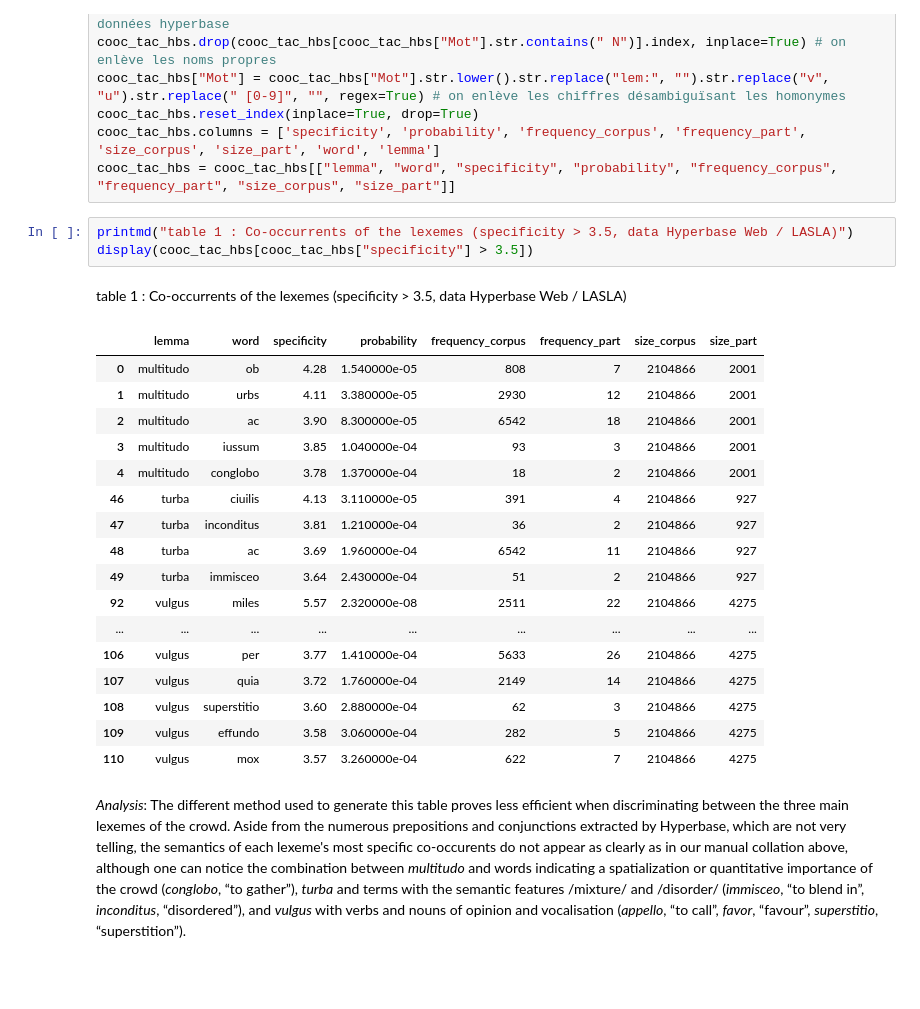
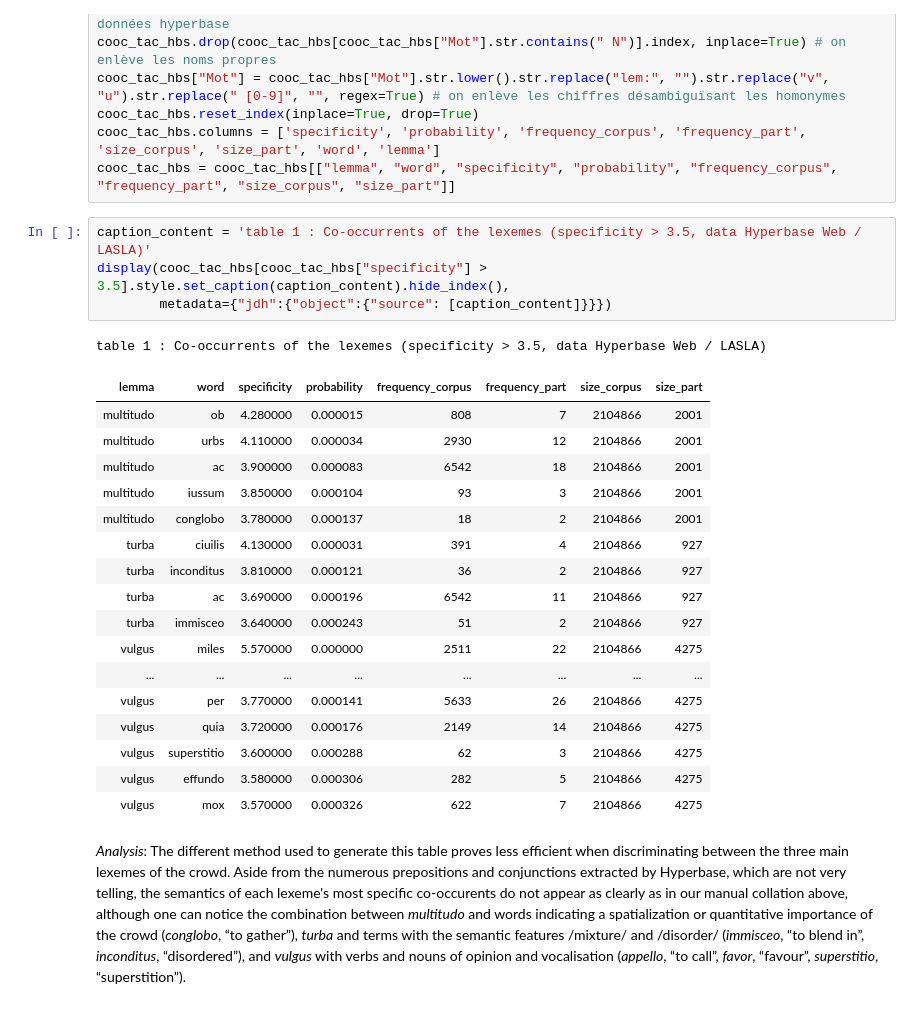
Before and after one commit to jdh-observer/issue01, a Jupyter notebook: namelesscrowd/The-Nameless-Crowd_anon_V3.ipynb, the cells around one changed output. Cells and saved outputs as stored; diff of their text form; blank space fills up the shorter version.

Commit message:
caption content in metadata

```diff
--- a/namelesscrowd/The-Nameless-Crowd_anon_V3.ipynb
+++ b/namelesscrowd/The-Nameless-Crowd_anon_V3.ipynb
@@ -438,27 +435,28 @@ cooc_tac_hbs.reset_index(inplace=True, drop=True)
 cooc_tac_hbs.columns = ['specificity', 'probability', 'frequency_corpus', 'frequency_part', 'size_corpus', 'size_part', 'word', 'lemma']
 cooc_tac_hbs = cooc_tac_hbs[["lemma", "word", "specificity", "probability", "frequency_corpus", "frequency_part", "size_corpus", "size_part"]]
 # %%
-printmd("table 1 : Co-occurrents of the lexemes (specificity > 3.5, data Hyperbase Web / LASLA)")
-display(cooc_tac_hbs[cooc_tac_hbs["specificity"] > 3.5])
+caption_content = 'table 1 : Co-occurrents of the lexemes (specificity > 3.5, data Hyperbase Web / LASLA)'
+display(cooc_tac_hbs[cooc_tac_hbs["specificity"] > 3.5].style.set_caption(caption_content).hide_index(),
+        metadata={"jdh":{"object":{"source": [caption_content]}}})
 # %% [output]
-table 1 : Co-occurrents of the lexemes (specificity > 3.5, data Hyperbase Web / LASLA)
+table 1 : Co-occurrents of the lexemes (specificity > 3.5, data Hyperbase Web / LASLA)
-|  | lemma | word | specificity | probability | frequency_corpus | frequency_part | size_corpus | size_part |
-| 0 | multitudo | ob | 4.28 | 1.540000e-05 | 808 | 7 | 2104866 | 2001 |
-| 1 | multitudo | urbs | 4.11 | 3.380000e-05 | 2930 | 12 | 2104866 | 2001 |
-| 2 | multitudo | ac | 3.90 | 8.300000e-05 | 6542 | 18 | 2104866 | 2001 |
-| 3 | multitudo | iussum | 3.85 | 1.040000e-04 | 93 | 3 | 2104866 | 2001 |
-| 4 | multitudo | conglobo | 3.78 | 1.370000e-04 | 18 | 2 | 2104866 | 2001 |
-| 46 | turba | ciuilis | 4.13 | 3.110000e-05 | 391 | 4 | 2104866 | 927 |
-| 47 | turba | inconditus | 3.81 | 1.210000e-04 | 36 | 2 | 2104866 | 927 |
-| 48 | turba | ac | 3.69 | 1.960000e-04 | 6542 | 11 | 2104866 | 927 |
-| 49 | turba | immisceo | 3.64 | 2.430000e-04 | 51 | 2 | 2104866 | 927 |
-| 92 | vulgus | miles | 5.57 | 2.320000e-08 | 2511 | 22 | 2104866 | 4275 |
-| ... | ... | ... | ... | ... | ... | ... | ... | ... |
-| 106 | vulgus | per | 3.77 | 1.410000e-04 | 5633 | 26 | 2104866 | 4275 |
-| 107 | vulgus | quia | 3.72 | 1.760000e-04 | 2149 | 14 | 2104866 | 4275 |
-| 108 | vulgus | superstitio | 3.60 | 2.880000e-04 | 62 | 3 | 2104866 | 4275 |
-| 109 | vulgus | effundo | 3.58 | 3.060000e-04 | 282 | 5 | 2104866 | 4275 |
-| 110 | vulgus | mox | 3.57 | 3.260000e-04 | 622 | 7 | 2104866 | 4275 |
+| lemma | word | specificity | probability | frequency_corpus | frequency_part | size_corpus | size_part |
+| multitudo | ob | 4.280000 | 0.000015 | 808 | 7 | 2104866 | 2001 |
+| multitudo | urbs | 4.110000 | 0.000034 | 2930 | 12 | 2104866 | 2001 |
+| multitudo | ac | 3.900000 | 0.000083 | 6542 | 18 | 2104866 | 2001 |
+| multitudo | iussum | 3.850000 | 0.000104 | 93 | 3 | 2104866 | 2001 |
+| multitudo | conglobo | 3.780000 | 0.000137 | 18 | 2 | 2104866 | 2001 |
+| turba | ciuilis | 4.130000 | 0.000031 | 391 | 4 | 2104866 | 927 |
+| turba | inconditus | 3.810000 | 0.000121 | 36 | 2 | 2104866 | 927 |
+| turba | ac | 3.690000 | 0.000196 | 6542 | 11 | 2104866 | 927 |
+| turba | immisceo | 3.640000 | 0.000243 | 51 | 2 | 2104866 | 927 |
+| vulgus | miles | 5.570000 | 0.000000 | 2511 | 22 | 2104866 | 4275 |
+| ... | ... | ... | ... | ... | ... | ... | ... |
+| vulgus | per | 3.770000 | 0.000141 | 5633 | 26 | 2104866 | 4275 |
+| vulgus | quia | 3.720000 | 0.000176 | 2149 | 14 | 2104866 | 4275 |
+| vulgus | superstitio | 3.600000 | 0.000288 | 62 | 3 | 2104866 | 4275 |
+| vulgus | effundo | 3.580000 | 0.000306 | 282 | 5 | 2104866 | 4275 |
+| vulgus | mox | 3.570000 | 0.000326 | 622 | 7 | 2104866 | 4275 |
 # %% [markdown]
 _Analysis_: The different method used to generate this table proves less efficient when discriminating between the three main lexemes of the crowd. Aside from the numerous prepositions and conjunctions extracted by Hyperbase, which are not very telling, the semantics of each lexeme's most specific co-occurents do not appear as clearly as in our manual collation above, although one can notice the combination between _multitudo_ and words indicating a spatialization or quantitative importance of the crowd (_conglobo_, “to gather”), _turba_ and terms with the semantic features /mixture/ and /disorder/ (_immisceo_, “to blend in”, _inconditus_, “disordered”), and _vulgus_ with verbs and nouns of opinion and vocalisation (_appello_, “to call”, _favor_, “favour”, _superstitio_, “superstition”).
 # %% [markdown]
```
Also changed, not shown: parts of 3 cells of this notebook.
